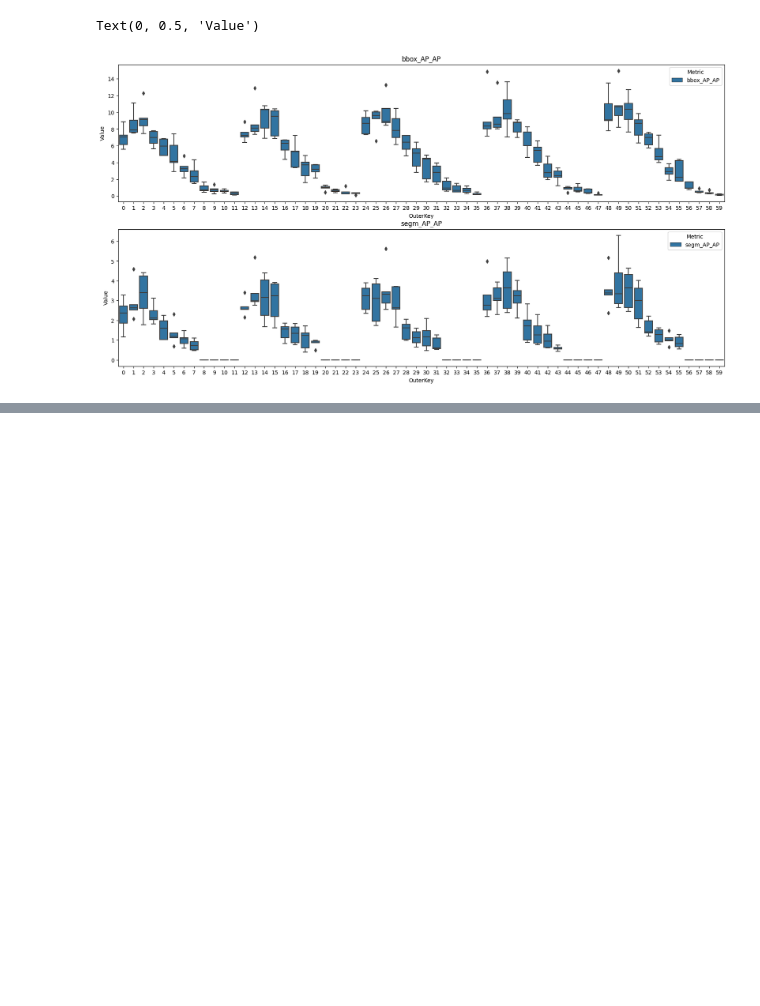
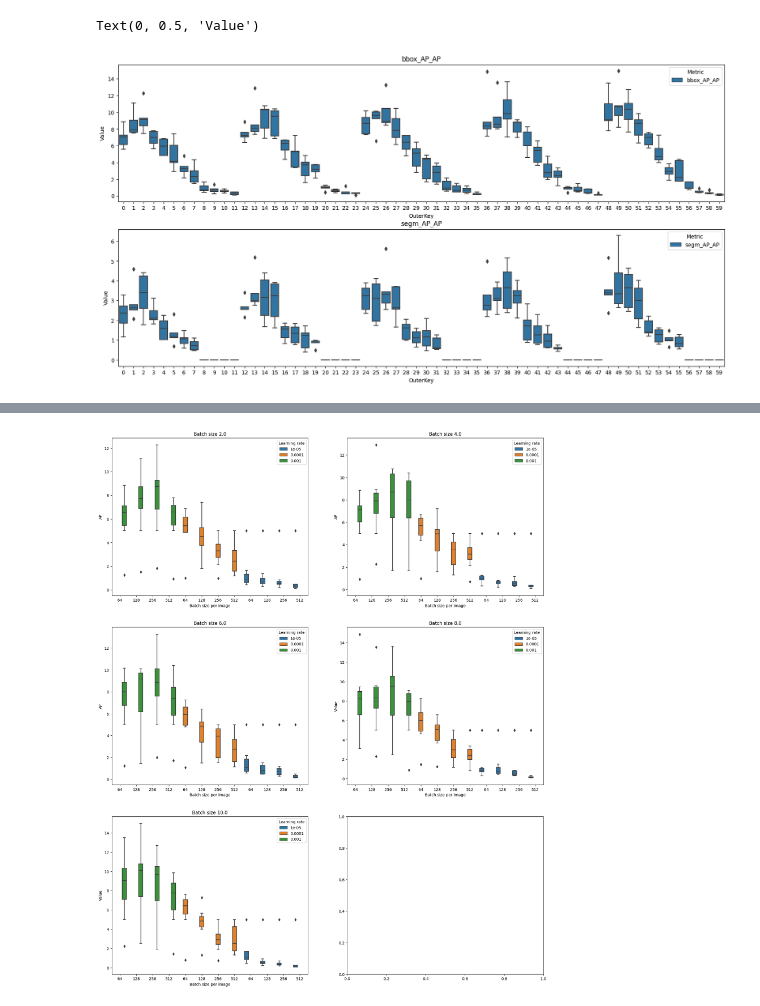
Before and after one commit to femartip/Detection-Microfibres-in-Sludge, a Jupyter notebook: Fine_tuned_Detectron2/Utils/cv_results.ipynb, the cells around one changed output, grey strips where cells are left out. Drawn from its saved outputs; the diff is of its cells as text; code cells hidden in the pictures; blank space fills up the shorter version.

```diff
--- a/Fine_tuned_Detectron2/Utils/cv_results.ipynb
+++ b/Fine_tuned_Detectron2/Utils/cv_results.ipynb
@@ -126,7 +105,8 @@ def get_results(data):
         results[keys[i]] = match
     return results
 # %%
-results = open("./../models/results.txt", "r")
+results = open("./../models/Fast_RCNN_R50/results.txt", "r")
+#results = open("./../models/results.txt", "r")
 results = results.readlines()
 count = 0
 data_dict = {}
@@ -256,3 +207,12 @@ ax[1].set_ylabel('Value')
 # %% [output]
 Text(0, 0.5, 'Value')
 [figure]
+# %%
+# Save a new df for sections of 12 rows of oute key of grouped_data_bbox_df
+grouped_data_0_11 = grouped_data_bbox_df[0:12]
+grouped_data_12_23 = grouped_data_bbox_df[12:24]
+grouped_data_24_35 = grouped_data_bbox_df[24:36]
+grouped_data_36_47 = grouped_data_bbox_df[36:48]
+grouped_data_48_59 = grouped_data_bbox_df[48:60]
+print(grouped_data_0_11.shape, grouped_data_24_35.shape, grouped_data_36_47.shape, grouped_data_48_59.shape)
+grouped_data_0_11.head()
@@ -258,0 +229,49 @@ Text(0, 0.5, 'Value')
+# %%
+x_value = [64,128,256,512]*3
+x_values_df = pd.DataFrame(x_value, columns=['Batch size per image'])
+
+hue_labels = [0.001, 0.001, 0.001, 0.001, 0.0001, 0.0001, 0.0001, 0.0001, 0.00001, 0.00001, 0.00001, 0.00001]
+
+fig, ax = plt.subplots(3, 2, figsize=(20, 25))
+
+melt_bbox_0_11 = grouped_data_0_11.reset_index().melt(id_vars=['OuterKey'], var_name='Metric', value_name='Value')
+melt_bbox_0_11['Learning rate'] = melt_bbox_0_11['OuterKey'].map(dict(enumerate(hue_labels)))
+sns.boxplot(x='OuterKey', y='Value', data=melt_bbox_0_11, hue='Learning rate', ax=ax[0][0])
+ax[0][0].set_xticklabels(x_values_df['Batch size per image'])
+ax[0][0].set_xlabel('Batch size per image')
+ax[0][0].set_ylabel('AP')
+ax[0][0].set_title('Batch size 2.0')
+
+melt_bbox_12_23 = grouped_data_12_23.reset_index().melt(id_vars=['OuterKey'], var_name='Metric', value_name='Value')
+melt_bbox_12_23['Learning rate'] = melt_bbox_12_23['OuterKey'].map(dict(enumerate(hue_labels, start=12)))
+sns.boxplot(x='OuterKey', y='Value', data=melt_bbox_12_23, hue='Learning rate', ax=ax[0][1])
+ax[0][1].set_title('Batch size 4.0')
+ax[0][1].set_xticklabels(x_values_df['Batch size per image'])
+ax[0][1].set_xlabel('Batch size per image')
+ax[0][1].set_ylabel('AP')
+
+melt_bbox_24_35 = grouped_data_24_35.reset_index().melt(id_vars=['OuterKey'], var_name='Metric', value_name='Value')
+melt_bbox_24_35['Learning rate'] = melt_bbox_24_35['OuterKey'].map(dict(enumerate(hue_labels,start=24)))
+sns.boxplot(x='OuterKey', y='Value', data=melt_bbox_24_35, hue='Learning rate', ax=ax[1][0])
+ax[1][0].set_title('Batch size 6.0')
+ax[1][0].set_xticklabels(x_values_df['Batch size per image'])
+ax[1][0].set_xlabel('Batch size per image')
+ax[1][0].set_ylabel('AP')
+
+melt_bbox_36_47 = grouped_data_36_47.reset_index().melt(id_vars=['OuterKey'], var_name='Metric', value_name='Value')
+melt_bbox_36_47['Learning rate'] = melt_bbox_36_47['OuterKey'].map(dict(enumerate(hue_labels, start=36)))
+sns.boxplot(x='OuterKey', y='Value', data=melt_bbox_36_47, hue='Learning rate', ax=ax[1][1])
+ax[1][1].set_title('Batch size 8.0')
+ax[1][1].set_xticklabels(x_values_df['Batch size per image'])
+ax[1][1].set_xlabel('Batch size per image')
+
+melt_bbox_48_59 = grouped_data_48_59.reset_index().melt(id_vars=['OuterKey'], var_name='Metric', value_name='Value')
+melt_bbox_48_59['Learning rate'] = melt_bbox_48_59['OuterKey'].map(dict(enumerate(hue_labels, start=48)))
+sns.boxplot(x='OuterKey', y='Value', data=melt_bbox_48_59, hue='Learning rate', ax=ax[2][0])
+ax[2][0].set_title('Batch size 10.0')
+ax[2][0].set_xticklabels(x_values_df['Batch size per image'])
+ax[2][0].set_xlabel('Batch size per image')
+
+plt.show()
+# %% [output]
+[figure, added]
```
Also changed, not shown: parts of 11 cells of this notebook, 6 other files.
